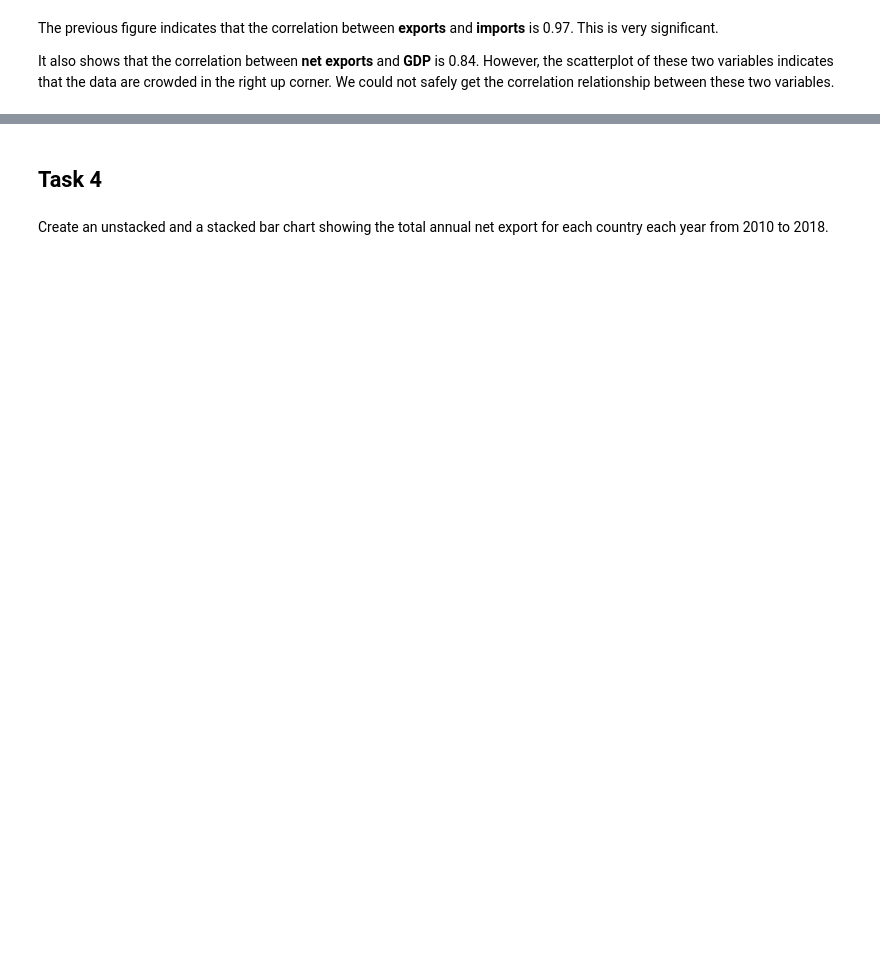
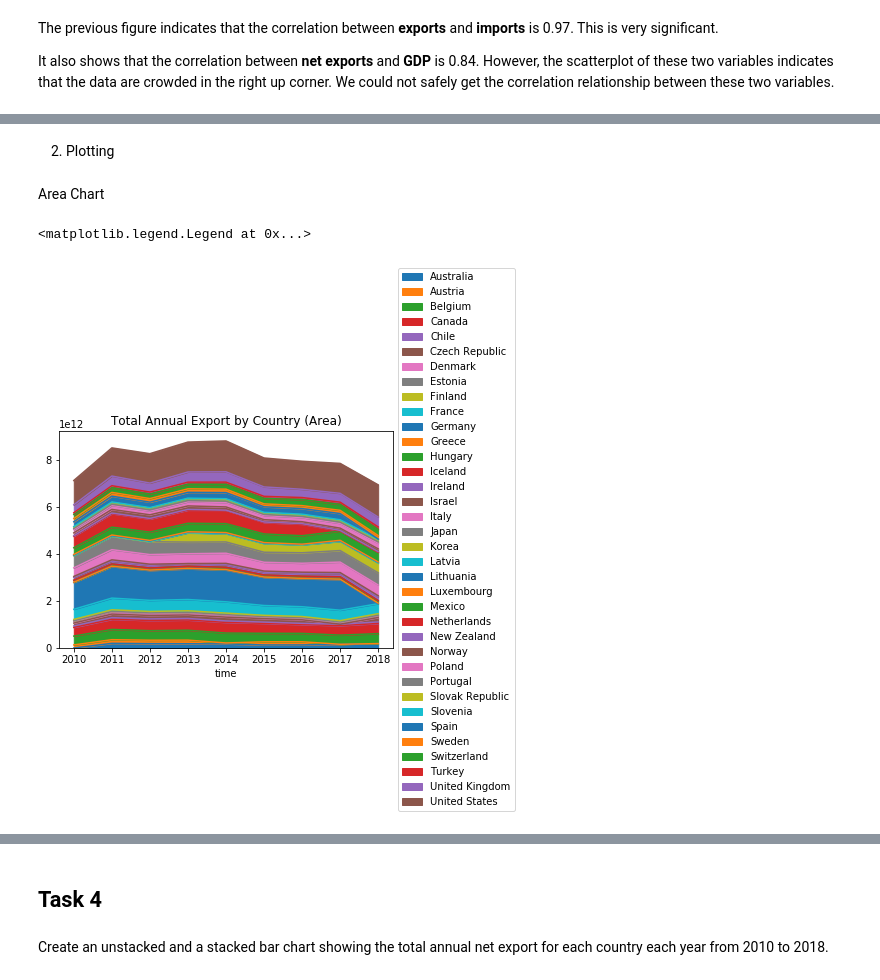
Before and after one commit to RSM2401-JMEX/Group-Assignment-3, a Jupyter notebook: Group-Assignment-3.ipynb, the cells around one changed output, grey strips where cells are left out. Saved outputs shown, nothing was run; the diff lists cells and outputs as text; code cells hidden in the pictures; blank space fills up the shorter version.

```diff
--- a/Group-Assignment-3.ipynb
+++ b/Group-Assignment-3.ipynb
@@ -457,0 +475,9 @@ It also shows that the correlation between **net exports** and **GDP** is 0.84.
+# %%
+def get_data(df_in_trade, in_type, standarized = False):
+    if in_type not in ['Exports', 'Imports']:
+        raise ('Invalid input {}'.format(in_type))
+    df = df_in_trade[df_in_trade.flow == in_type]
+    df = df.groupby(['time', 'reporter_country'])['value'].sum().unstack()
+    if standarized:
+        df = df.div(df.sum(axis=1), axis=0)
+    return df.reset_index().set_index('time')
@@ -457,0 +491,15 @@ It also shows that the correlation between **net exports** and **GDP** is 0.84.
+# %%
+# Prepare data
+df_export_country_sum = get_data(df_in_trade, 'Exports', False)
+df_export_country_sum_std = get_data(df_in_trade, 'Exports', True)
+# %% [markdown]
+2) Plotting
+# %% [markdown]
+Area Chart
+# %%
+# Area Chart
+df_export_country_sum.plot(kind='area', stacked=True, title = 'Total Annual Export by Country ({})'.format('Area'))
+plt.legend(loc='center left', bbox_to_anchor=(1, 0.5))
+# %% [output]
+<matplotlib.legend.Legend at 0x...>
+[figure, added]
```
Also changed, not shown: parts of 20 cells of this notebook.
